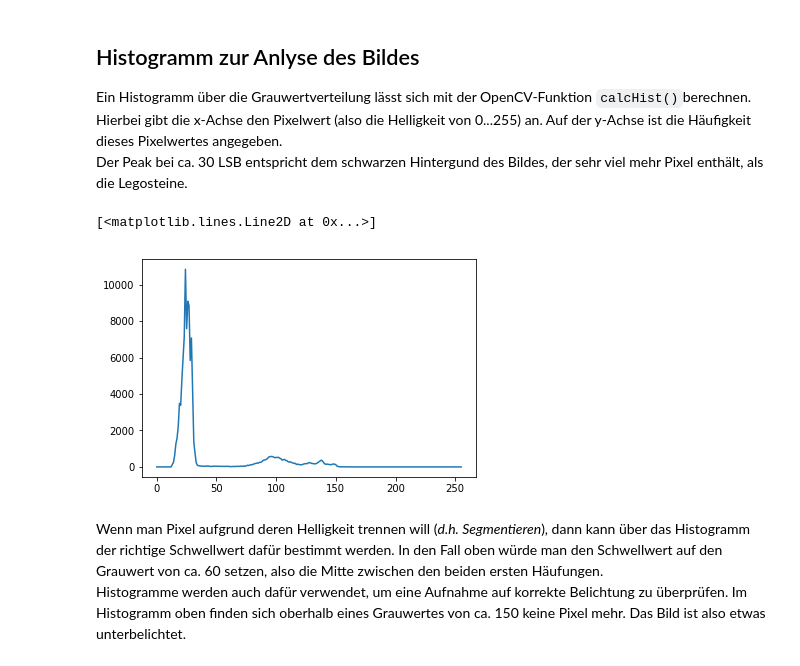
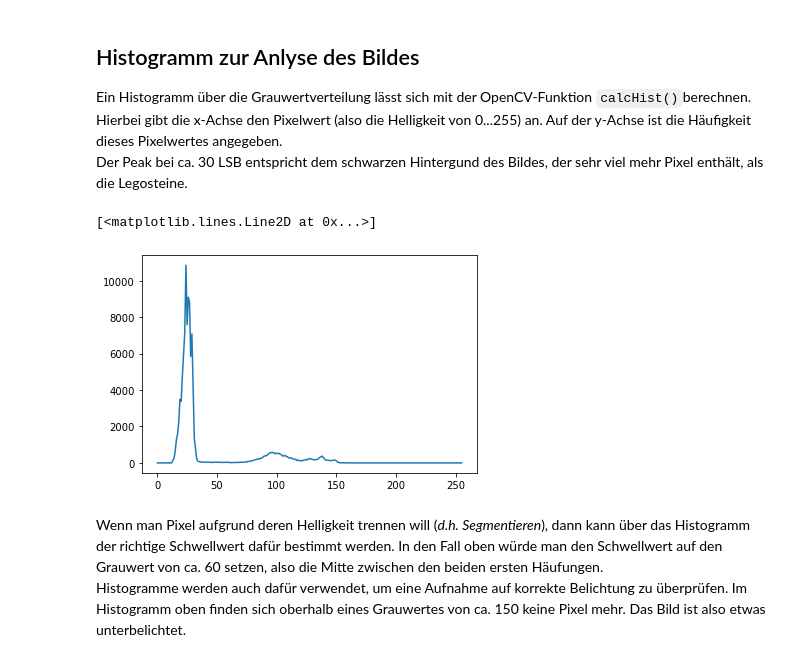
Before and after one commit to StefanMack/PraktMesstBV, a Jupyter notebook: 2_OpenCVPython-ImageProcessing.ipynb, the cells around one changed output. Drawn from its saved outputs; the diff is of its cells as text; code cells hidden in the pictures.

Commit message:
errors "matplotlib inline" and "plot(hist)" fixed

```diff
--- a/2_OpenCVPython-ImageProcessing.ipynb
+++ b/2_OpenCVPython-ImageProcessing.ipynb
@@ -115,10 +113,10 @@ Ein Histogramm über die Grauwertverteilung lässt sich mit der OpenCV-Funktion
 Der Peak bei ca. 30 LSB entspricht dem schwarzen Hintergund des Bildes, der sehr viel mehr Pixel enthält, als die Legosteine.
 # %%
 hist = cv2.calcHist([imgGrey],[0],None,[256],[0,256])
-plt.plot(hist)
+plt.plot(hist[:,0])
 # %% [output]
 [<matplotlib.lines.Line2D at 0x...>]
-[figure, old version]
+[figure, new version]
 # %% [markdown]
 Wenn man Pixel aufgrund deren Helligkeit trennen will (*d.h. Segmentieren*), dann kann über das Histogramm der richtige Schwellwert dafür bestimmt werden. In den Fall oben würde man den Schwellwert auf den Grauwert von ca. 60 setzen, also die Mitte zwischen den beiden ersten Häufungen.
 Histogramme werden auch dafür verwendet, um eine Aufnahme auf korrekte Belichtung zu überprüfen. Im Histogramm oben finden sich oberhalb eines Grauwertes von ca. 150 keine Pixel mehr. Das Bild ist also etwas unterbelichtet.
```
Also changed, not shown: parts of 16 cells of this notebook.
